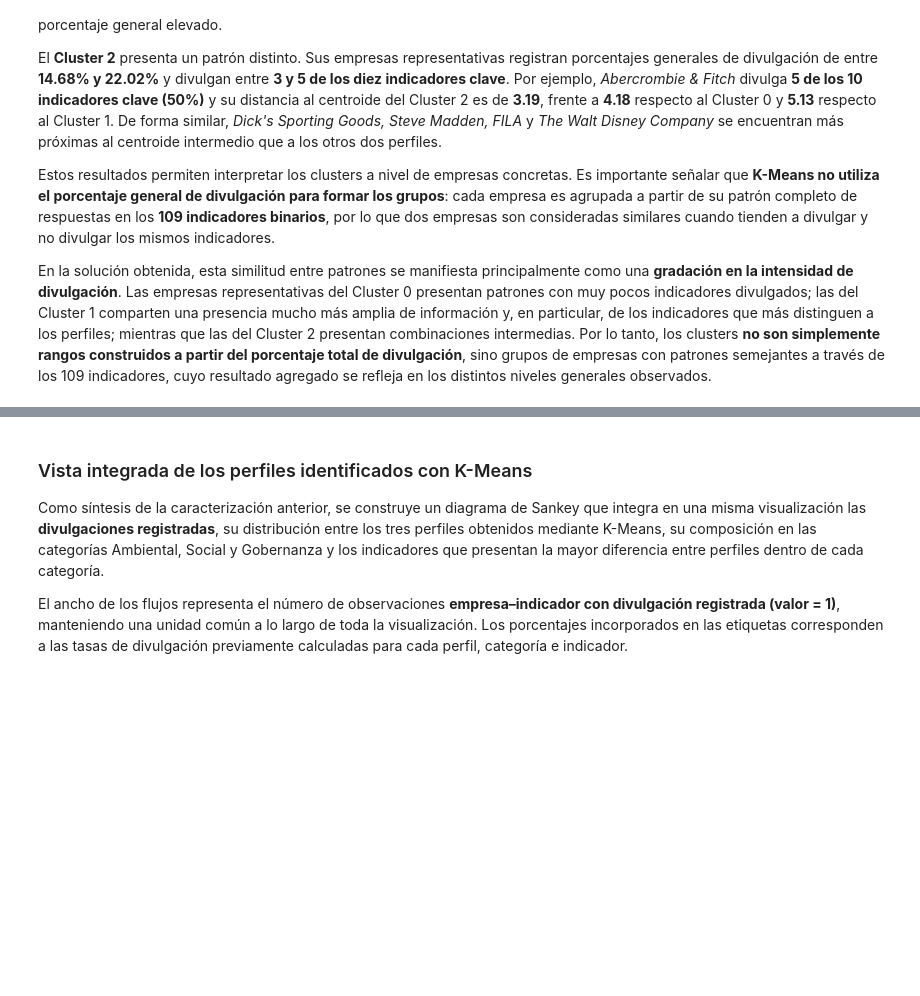
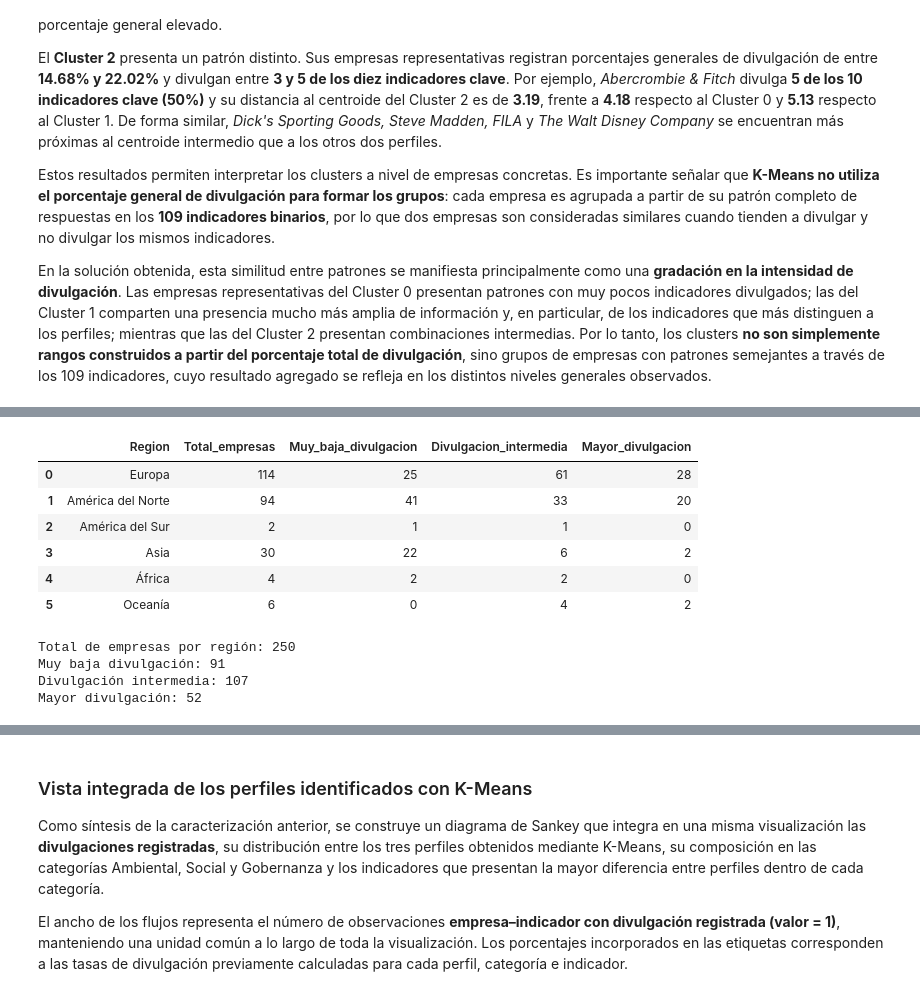
Before and after one commit to avrilsalazarrodriguez/fashion-transparency-index-2023, a Jupyter notebook: scripts/04_Agrupamiento_de_empresas (clustering).ipynb, the cells around one changed output, grey strips where cells are left out. Cells and saved outputs as stored; diff of their text form; code cells hidden in the pictures; blank space fills up the shorter version.

Commit message:
Actualiza análisis de clustering y visualizaciones Sankey

```diff
--- a/scripts/04_Agrupamiento_de_empresas (clustering).ipynb
+++ b/scripts/04_Agrupamiento_de_empresas (clustering).ipynb
@@ -2469 +2539,70 @@ Total de países: 27
+# %%
+# Resumimos la distribución de los tres perfiles
+# de divulgación dentro de cada región
+
+# Sumamos los conteos de los países pertenecientes
+# a cada región
+distribucion_region_cluster = (
+    distribucion_pais_cluster
+    .groupby(
+        "Region",
+        observed=True
+    )[
+        [
+            "Total_empresas",
+            "Muy_baja_divulgacion",
+            "Divulgacion_intermedia",
+            "Mayor_divulgacion"
+        ]
+    ]
+    .sum()
+    .reset_index()
+)
+
+# Mostramos la distribución regional
+display(
+    distribucion_region_cluster
+)
+
+# Comprobamos que los conteos regionales
+# conserven las 250 empresas de la muestra
+print(
+    "Total de empresas por región:",
+    distribucion_region_cluster[
+        "Total_empresas"
+    ].sum()
+)
+
+print(
+    "Muy baja divulgación:",
+    distribucion_region_cluster[
+        "Muy_baja_divulgacion"
+    ].sum()
+)
+
+print(
+    "Divulgación intermedia:",
+    distribucion_region_cluster[
+        "Divulgacion_intermedia"
+    ].sum()
+)
+
+print(
+    "Mayor divulgación:",
+    distribucion_region_cluster[
+        "Mayor_divulgacion"
+    ].sum()
+)
+# %% [output]
+|  | Region | Total_empresas | Muy_baja_divulgacion | Divulgacion_intermedia | Mayor_divulgacion |
+| 0 | Europa | 114 | 25 | 61 | 28 |
+| 1 | América del Norte | 94 | 41 | 33 | 20 |
+| 2 | América del Sur | 2 | 1 | 1 | 0 |
+| 3 | Asia | 30 | 22 | 6 | 2 |
+| 4 | África | 4 | 2 | 2 | 0 |
+| 5 | Oceanía | 6 | 0 | 4 | 2 |
+Total de empresas por región: 250
+Muy baja divulgación: 91
+Divulgación intermedia: 107
+Mayor divulgación: 52
 # %%
```
Also changed, not shown: parts of 15 cells of this notebook, 12 other files.
